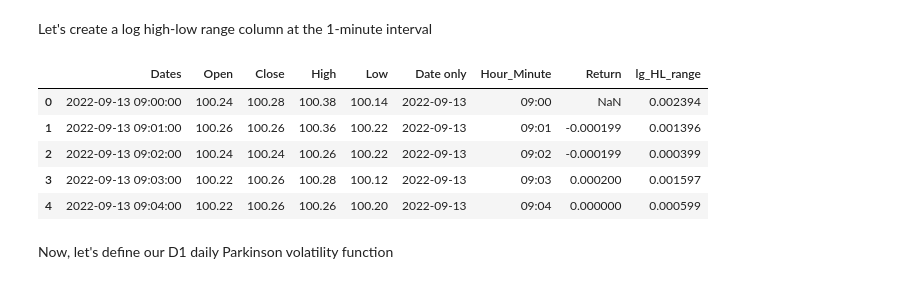
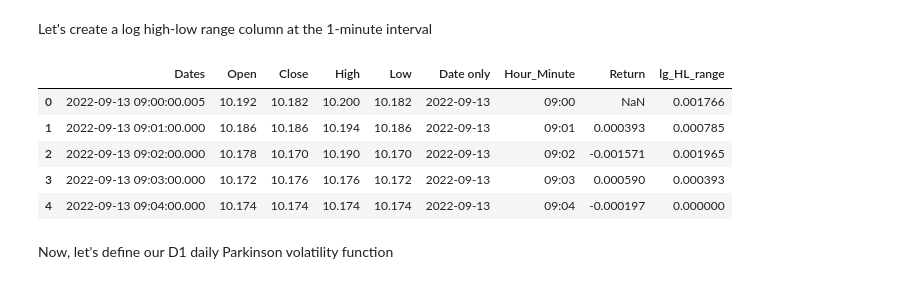
Before and after one commit to dianemans/Proj1_NPFD, a Jupyter notebook: M. Garcin/Project Part 1_serial dependence of Parkinson volatility.ipynb, the cells around one changed output. Saved outputs shown, nothing was run; the diff lists cells and outputs as text; code cells hidden in the pictures.

```diff
--- a/M. Garcin/Project Part 1_serial dependence of Parkinson volatility.ipynb
+++ b/M. Garcin/Project Part 1_serial dependence of Parkinson volatility.ipynb
@@ -23,7 +23,7 @@ You will use the dataset (Excel files) of one-minute observations (OHLC prices)
 
 The time range is September 2022-March 2023. Pay attention to the fact that some stocks don't have a price every minute (less liquid, like SW): avoid them.
 # %%
-data_AIR = pd.read_excel('Data/AIR_prices.xlsx', engine='openpyxl', header=1)
-data_AIR.head()
+data_ORANGE = pd.read_excel('Data/ORA_prices.xlsx', engine='openpyxl', header=1)
+data_ORANGE.head()
 # %% [output]
 |  | Dates | Open | Close | High | Low |
@@ -35,9 +35,9 @@ data_AIR.head()
 # %% [markdown]
 Let's prepare the dataset for the incoming analysis - splitting the date and computing the return
 # %%
-data_AIR['Date only'] = data_AIR['Dates'].dt.date
-data_AIR['Hour_Minute'] = data_AIR['Dates'].dt.strftime('%H:%M')
-data_AIR['Return'] = data_AIR['Close'].pct_change()
-data_AIR.head()
+data_ORANGE['Date only'] = data_ORANGE['Dates'].dt.date
+data_ORANGE['Hour_Minute'] = data_ORANGE['Dates'].dt.strftime('%H:%M')
+data_ORANGE['Return'] = data_ORANGE['Close'].pct_change()
+data_ORANGE.head()
 # %% [output]
 |  | Dates | Open | Close | High | Low | Date only | Hour_Minute | Return |
@@ -112,15 +112,15 @@ where $d_{(i-1)\tau,i\tau}$ is the log high-low range (if necessary, see the fir
 # %% [markdown]
 Let's create a log high-low range column at the 1-minute interval
 # %%
-data_AIR['lg_HL_range'] = np.log(data_AIR['High'] / data_AIR['Low'])
-data_AIR.head()
+data_ORANGE['lg_HL_range'] = np.log(data_ORANGE['High'] / data_ORANGE['Low'])
+data_ORANGE.head()
 # %% [output]
 |  | Dates | Open | Close | High | Low | Date only | Hour_Minute | Return | lg_HL_range |
-| 0 | 2022-09-13 09:00:00 | 100.24 | 100.28 | 100.38 | 100.14 | 2022-09-13 | 09:00 | NaN | 0.002394 |
-| 1 | 2022-09-13 09:01:00 | 100.26 | 100.26 | 100.36 | 100.22 | 2022-09-13 | 09:01 | -0.000199 | 0.001396 |
-| 2 | 2022-09-13 09:02:00 | 100.24 | 100.24 | 100.26 | 100.22 | 2022-09-13 | 09:02 | -0.000199 | 0.000399 |
-| 3 | 2022-09-13 09:03:00 | 100.22 | 100.26 | 100.28 | 100.12 | 2022-09-13 | 09:03 | 0.000200 | 0.001597 |
-| 4 | 2022-09-13 09:04:00 | 100.22 | 100.26 | 100.26 | 100.20 | 2022-09-13 | 09:04 | 0.000000 | 0.000599 |
+| 0 | 2022-09-13 09:00:00.005 | 10.192 | 10.182 | 10.200 | 10.182 | 2022-09-13 | 09:00 | NaN | 0.001766 |
+| 1 | 2022-09-13 09:01:00.000 | 10.186 | 10.186 | 10.194 | 10.186 | 2022-09-13 | 09:01 | 0.000393 | 0.000785 |
+| 2 | 2022-09-13 09:02:00.000 | 10.178 | 10.170 | 10.190 | 10.170 | 2022-09-13 | 09:02 | -0.001571 | 0.001965 |
+| 3 | 2022-09-13 09:03:00.000 | 10.172 | 10.176 | 10.176 | 10.172 | 2022-09-13 | 09:03 | 0.000590 | 0.000393 |
+| 4 | 2022-09-13 09:04:00.000 | 10.174 | 10.174 | 10.174 | 10.174 | 2022-09-13 | 09:04 | -0.000197 | 0.000000 |
 # %% [markdown]
 Now, let's define our D1 daily Parkinson volatility function
 # %%
```
Also changed, not shown: parts of 15 cells of this notebook, 1 other file.
